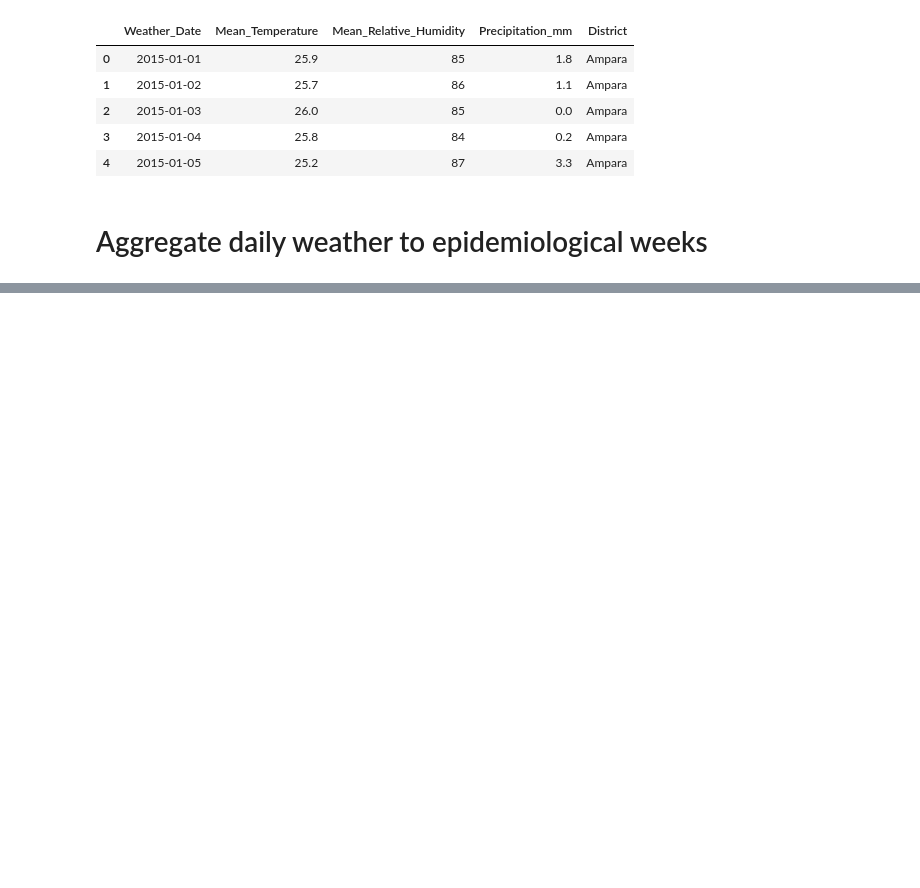
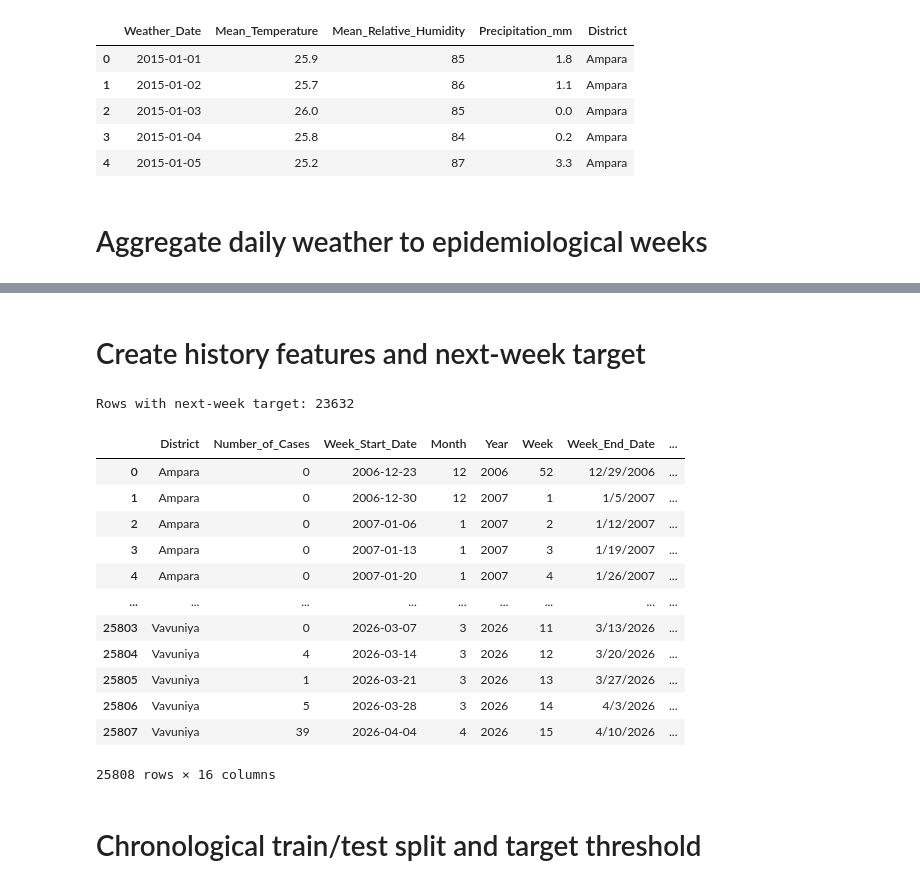
Before and after one commit to darshanaAlex/Dengue-Risk-Prediction-in-Sri-Lanka, a Jupyter notebook: Dengue_Risk_Prediction_Sri_Lanka_V1.ipynb, the cells around one changed output, grey strips where cells are left out. Cells and saved outputs as stored; diff of their text form; code cells hidden in the pictures; blank space fills up the shorter version.

Commit message:
Add history features, next-week target, and threshold split

```diff
--- a/Dengue_Risk_Prediction_Sri_Lanka_V1.ipynb
+++ b/Dengue_Risk_Prediction_Sri_Lanka_V1.ipynb
@@ -469 +470,51 @@ Weather missingness:
 dtype: float64
+# %% [markdown]
+# Create history features and next-week target
+# %%
+# Sort the dataset by District and Week Start Date
+data = data.sort_values(["District", "Week_Start_Date"]).reset_index(drop=True)
+
+# Store the dengue cases for the current week.
+data["Cases_This_Week"] = data["Number_of_Cases"]
+
+# Create lag features for the previous 1, 2, 3, and 4 weeks.
+for lag in [1, 2, 3, 4]:
+    # Get the dengue cases from 'lag' weeks earlier
+    shifted_cases = data.groupby("District")["Number_of_Cases"].shift(lag)
+    # Get the corresponding date from the lagged record.
+    shifted_dates = data.groupby("District")["Week_Start_Date"].shift(lag)
+    # Calculate the date that should correspond to the lagged week.
+    expected_date = data["Week_Start_Date"] - pd.to_timedelta(7 * lag, unit="D")
+    # Keep the lagged cases only when the expected previous week exists
+    data[f"Cases_Lag_{lag}"] = shifted_cases.where(shifted_dates == expected_date)
+
+# Obtain the dengue case count for the following week.
+next_cases = data.groupby("District")["Number_of_Cases"].shift(-1)
+# Obtain the date corresponding to the next week's record.
+next_dates = data.groupby("District")["Week_Start_Date"].shift(-1)
+# Calculate the expected date of the following week.
+expected_next_date = data["Week_Start_Date"] + pd.Timedelta(days=7)
+# Create the prediction target.
+data["Next_Week_Cases"] = next_cases.where(next_dates == expected_next_date)
+
+# Count the number of rows for which a valid next-week
+print("Rows with next-week target:", data["Next_Week_Cases"].notna().sum())
+# Display the dataset excluding the last 10 rows
+display(data.head(-10))
+# %% [output]
+Rows with next-week target: 23632
+|  | District | Number_of_Cases | Week_Start_Date | Month | Year | Week | Week_End_Date | ... |
+| 0 | Ampara | 0 | 2006-12-23 | 12 | 2006 | 52 | 12/29/2006 | ... |
+| 1 | Ampara | 0 | 2006-12-30 | 12 | 2007 | 1 | 1/5/2007 | ... |
+| 2 | Ampara | 0 | 2007-01-06 | 1 | 2007 | 2 | 1/12/2007 | ... |
+| 3 | Ampara | 0 | 2007-01-13 | 1 | 2007 | 3 | 1/19/2007 | ... |
+| 4 | Ampara | 0 | 2007-01-20 | 1 | 2007 | 4 | 1/26/2007 | ... |
+| ... | ... | ... | ... | ... | ... | ... | ... | ... |
+| 25803 | Vavuniya | 0 | 2026-03-07 | 3 | 2026 | 11 | 3/13/2026 | ... |
+| 25804 | Vavuniya | 4 | 2026-03-14 | 3 | 2026 | 12 | 3/20/2026 | ... |
+| 25805 | Vavuniya | 1 | 2026-03-21 | 3 | 2026 | 13 | 3/27/2026 | ... |
+| 25806 | Vavuniya | 5 | 2026-03-28 | 3 | 2026 | 14 | 4/3/2026 | ... |
+| 25807 | Vavuniya | 39 | 2026-04-04 | 4 | 2026 | 15 | 4/10/2026 | ... |
+25808 rows × 16 columns
+# %% [markdown]
+# Chronological train/test split and target threshold
```
Also changed, not shown: parts of 4 cells of this notebook.
